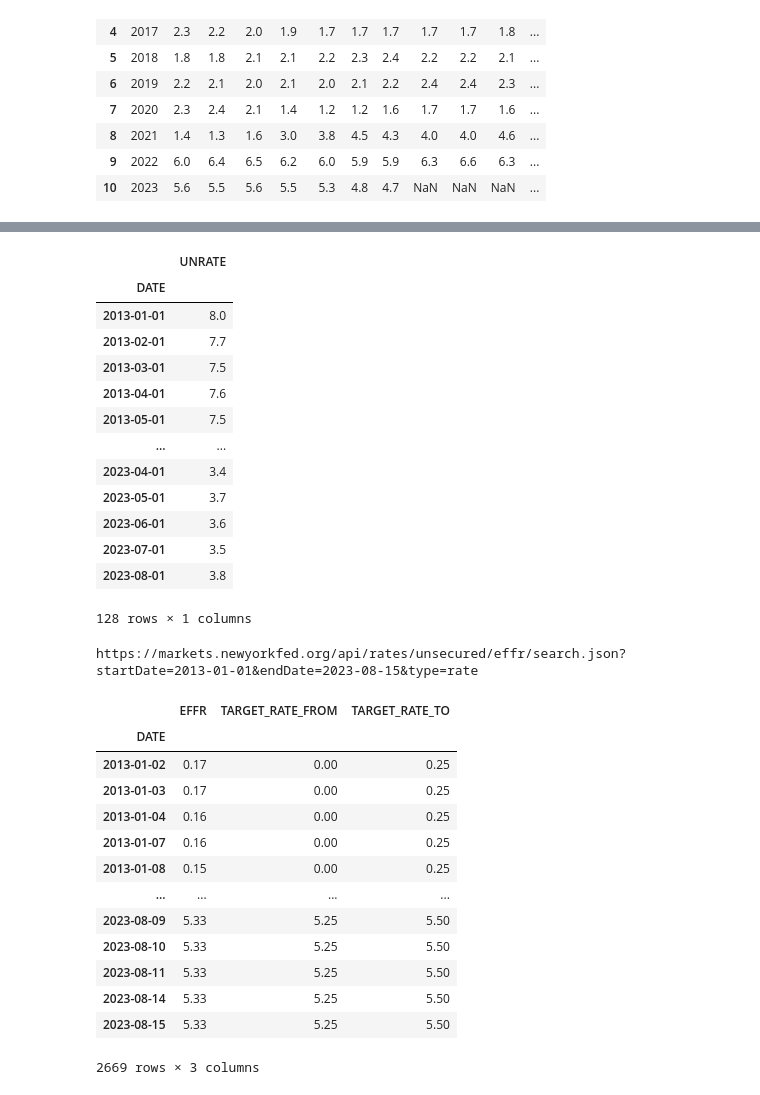
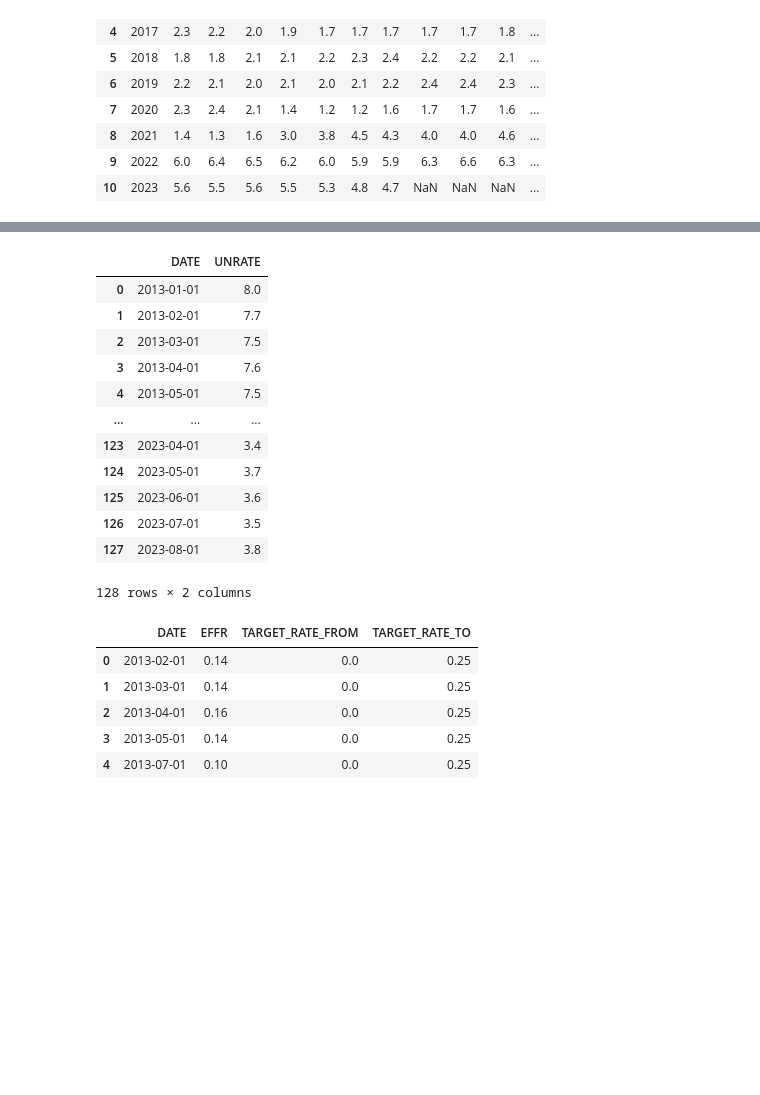
Before and after one commit to himalayahall/DATA608, a Jupyter notebook: Story 2/Story2.ipynb, the cells around one changed output, grey strips where cells are left out. Saved outputs shown, nothing was run; the diff lists cells and outputs as text; code cells hidden in the pictures; blank space fills up the shorter version.

```diff
--- a/Story 2/Story2.ipynb
+++ b/Story 2/Story2.ipynb
@@ -137,21 +98,20 @@ cpi
 unrate = pd.read_csv('UNRATE.csv')
 unrate['DATE'] = pd.to_datetime(unrate['DATE'])
 unrate = unrate[unrate['DATE'] >= '2013-01-01']
-unrate.set_index('DATE', inplace=True)
 unrate.sort_values(by=['DATE'], inplace=True)
+unrate.reset_index(drop=True, inplace=True)
 unrate
 # %% [output]
-|  | UNRATE |
-| DATE |  |
-| 2013-01-01 | 8.0 |
-| 2013-02-01 | 7.7 |
-| 2013-03-01 | 7.5 |
-| 2013-04-01 | 7.6 |
-| 2013-05-01 | 7.5 |
-| ... | ... |
-| 2023-04-01 | 3.4 |
-| 2023-05-01 | 3.7 |
-| 2023-06-01 | 3.6 |
-| 2023-07-01 | 3.5 |
-| 2023-08-01 | 3.8 |
+|  | DATE | UNRATE |
+| 0 | 2013-01-01 | 8.0 |
+| 1 | 2013-02-01 | 7.7 |
+| 2 | 2013-03-01 | 7.5 |
+| 3 | 2013-04-01 | 7.6 |
+| 4 | 2013-05-01 | 7.5 |
+| ... | ... | ... |
+| 123 | 2023-04-01 | 3.4 |
+| 124 | 2023-05-01 | 3.7 |
+| 125 | 2023-06-01 | 3.6 |
+| 126 | 2023-07-01 | 3.5 |
+| 127 | 2023-08-01 | 3.8 |
-128 rows × 1 columns
+128 rows × 2 columns
@@ -184,37 +125,28 @@ end_date = '2023-08-15'
 search_type='rate'
 data = {"startDate":start_date, "endDate":end_date, 'type':search_type}
 res = requests.get('https://markets.newyorkfed.org/api/rates/unsecured/effr/search.json', params=data, headers=headers)
-print(res.url)
-# %% [output]
-https://markets.newyorkfed.org/api/rates/unsecured/effr/search.json?startDate=2013-01-01&endDate=2023-08-15&type=rate
 # %%
+from datetime import datetime
 json_data = res.json()
 effr = pd.DataFrame(columns = ["DATE","EFFR","TARGET_RATE_FROM","TARGET_RATE_TO"])
 for r in json_data['refRates']:
     effectiveDate = r['effectiveDate']
-    percentRate = r['percentRate']
-    targetRateFrom = r['targetRateFrom']
-    targetRateTo = r['targetRateTo']
-    effr.loc[len(effr.index)] = [effectiveDate, percentRate, targetRateFrom, targetRateTo]
+    if datetime.strptime(effectiveDate, '%Y-%m-%d').day == 1:
+        percentRate = r['percentRate']
+        targetRateFrom = r['targetRateFrom']
+        targetRateTo = r['targetRateTo']
+        effr.loc[len(effr.index)] = [effectiveDate, percentRate, targetRateFrom, targetRateTo]
 
-effr['DATE'] = pd.to_datetime(effr['DATE'])
-effr.set_index('DATE', inplace=True)
+effr['DATE'] = pd.to_datetime(effr['DATE'], format='%Y-%m-%d')
+#effr.set_index('DATE', inplace=True)
 effr.sort_values(by=['DATE'], inplace=True)
-#effr.reset_index(drop=True, inplace=True)
-effr
+effr.reset_index(drop=True, inplace=True)
+effr.head()
 # %% [output]
-|  | EFFR | TARGET_RATE_FROM | TARGET_RATE_TO |
-| DATE |  |  |  |
-| 2013-01-02 | 0.17 | 0.00 | 0.25 |
-| 2013-01-03 | 0.17 | 0.00 | 0.25 |
-| 2013-01-04 | 0.16 | 0.00 | 0.25 |
-| 2013-01-07 | 0.16 | 0.00 | 0.25 |
-| 2013-01-08 | 0.15 | 0.00 | 0.25 |
-| ... | ... | ... | ... |
-| 2023-08-09 | 5.33 | 5.25 | 5.50 |
-| 2023-08-10 | 5.33 | 5.25 | 5.50 |
-| 2023-08-11 | 5.33 | 5.25 | 5.50 |
-| 2023-08-14 | 5.33 | 5.25 | 5.50 |
-| 2023-08-15 | 5.33 | 5.25 | 5.50 |
+|  | DATE | EFFR | TARGET_RATE_FROM | TARGET_RATE_TO |
+| 0 | 2013-02-01 | 0.14 | 0.0 | 0.25 |
+| 1 | 2013-03-01 | 0.14 | 0.0 | 0.25 |
+| 2 | 2013-04-01 | 0.16 | 0.0 | 0.25 |
+| 3 | 2013-05-01 | 0.14 | 0.0 | 0.25 |
+| 4 | 2013-07-01 | 0.10 | 0.0 | 0.25 |
-2669 rows × 3 columns
 # %%
```
Also changed, not shown: parts of 16 cells of this notebook.
